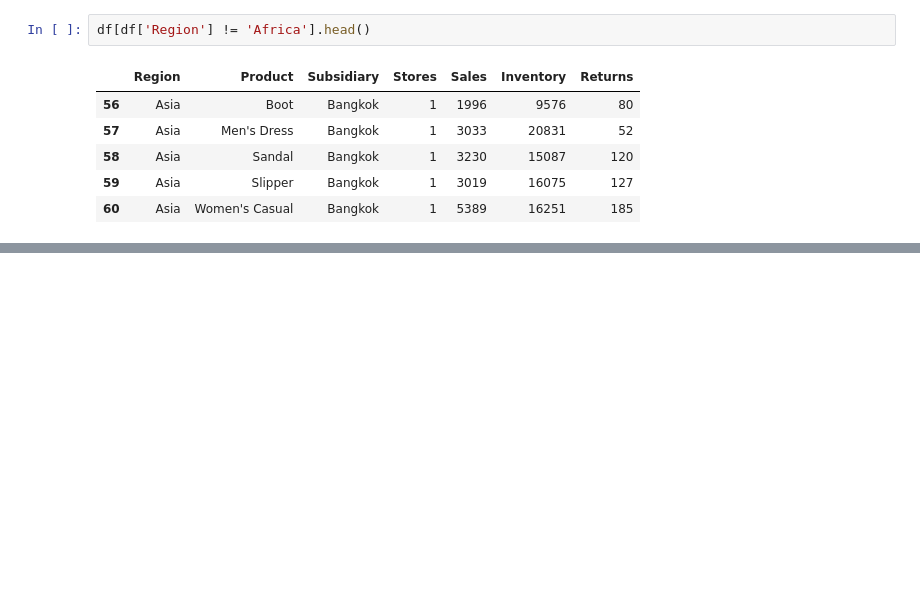
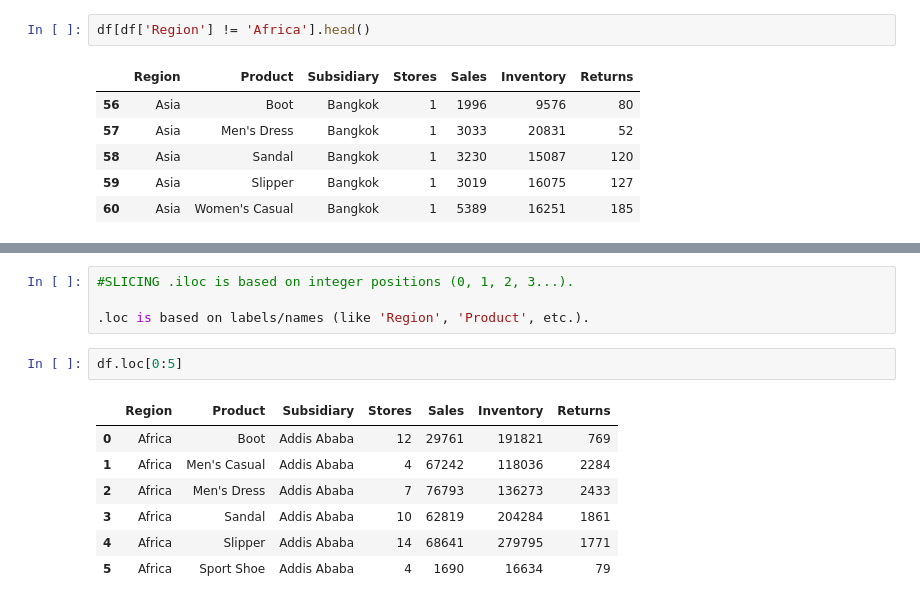
Before and after one commit to jahnavitelsang/DATASCIENCE, a Jupyter notebook: PYTHON.ipynb, the cells around one changed output, grey strips where cells are left out. Cells and saved outputs as stored; diff of their text form; blank space fills up the shorter version.

```diff
--- a/PYTHON.ipynb
+++ b/PYTHON.ipynb
@@ -973,0 +988,14 @@ df[df['Region'] != 'Africa'].head()
+# %%
+#SLICING .iloc is based on integer positions (0, 1, 2, 3...).
+
+.loc is based on labels/names (like 'Region', 'Product', etc.).
+# %%
+df.loc[0:5]
+# %% [output]
+|  | Region | Product | Subsidiary | Stores | Sales | Inventory | Returns |
+| 0 | Africa | Boot | Addis Ababa | 12 | 29761 | 191821 | 769 |
+| 1 | Africa | Men's Casual | Addis Ababa | 4 | 67242 | 118036 | 2284 |
+| 2 | Africa | Men's Dress | Addis Ababa | 7 | 76793 | 136273 | 2433 |
+| 3 | Africa | Sandal | Addis Ababa | 10 | 62819 | 204284 | 1861 |
+| 4 | Africa | Slipper | Addis Ababa | 14 | 68641 | 279795 | 1771 |
+| 5 | Africa | Sport Shoe | Addis Ababa | 4 | 1690 | 16634 | 79 |
```
Also changed, not shown: parts of 14 cells of this notebook.
